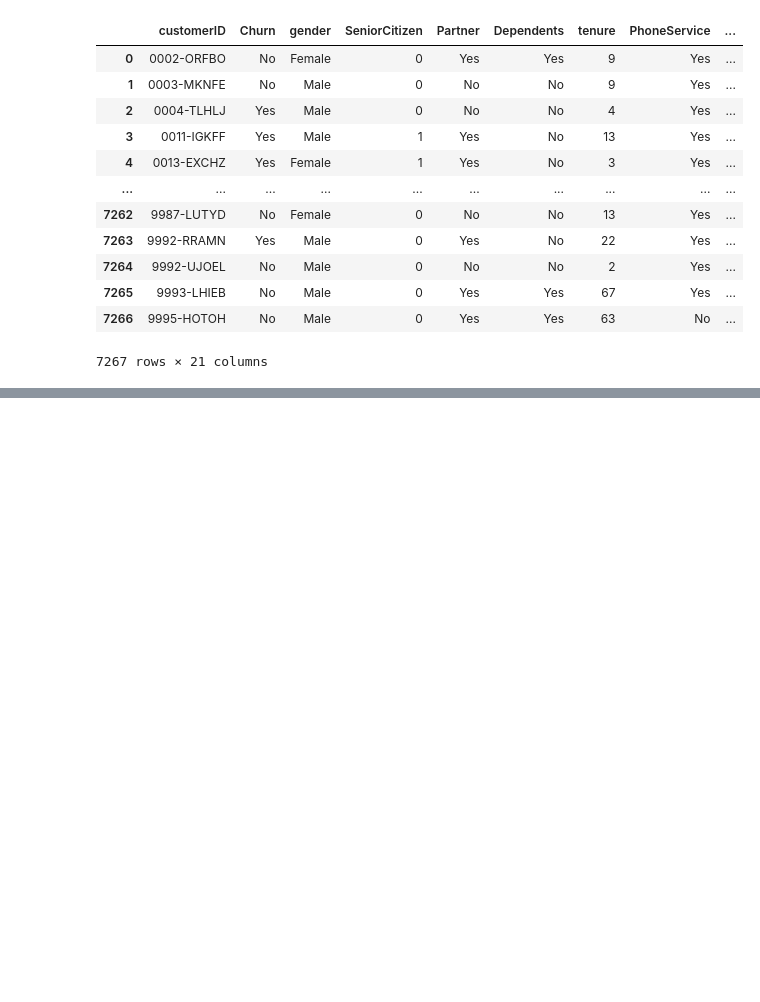
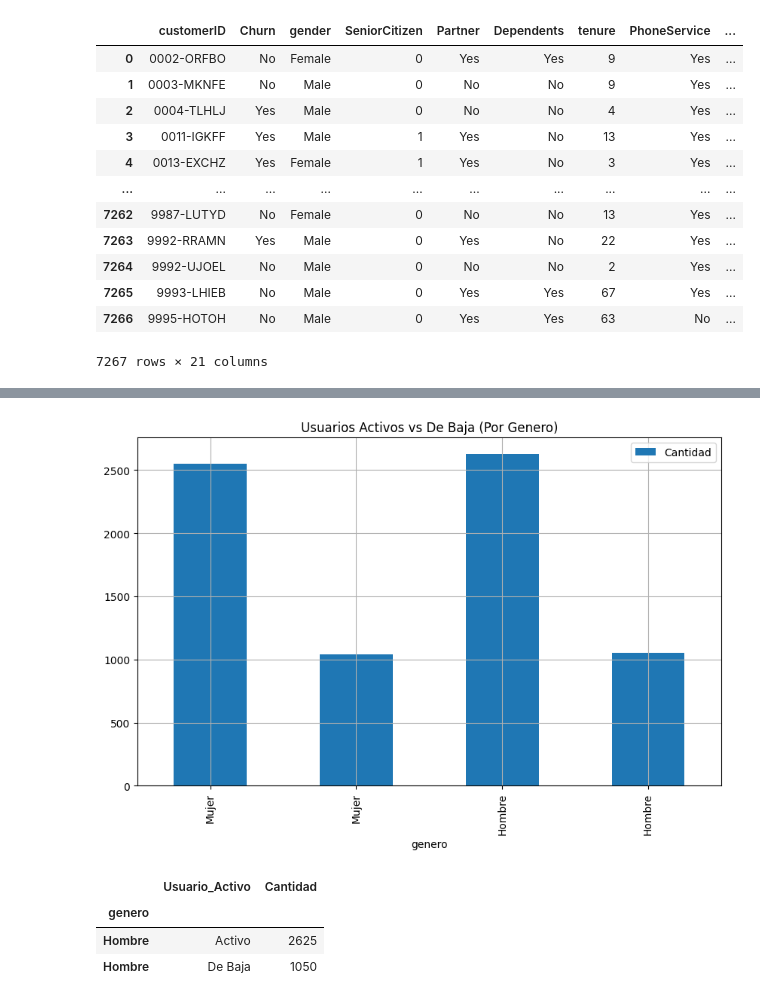
Before and after one commit to MrX7Torres/Challenge-TelecomX, a Jupyter notebook: Analisis_TelecomX.ipynb, the cells around one changed output, grey strips where cells are left out. Saved outputs shown, nothing was run; the diff lists cells and outputs as text; code cells hidden in the pictures; blank space fills up the shorter version.

```diff
--- a/Analisis_TelecomX.ipynb
+++ b/Analisis_TelecomX.ipynb
@@ -184,0 +459,9 @@ df
+# %%
+evasion_genero = evasion_genero.rename(columns={'count':'Cantidad'})
+# %%
+evasion_genero = evasion_genero.rename(index={0:'De Baja', 1:'Activo'})
+# %%
+evasion_genero = evasion_genero.reset_index()
+evasion_genero = evasion_genero.set_index('genero')
+# %%
+evasion_genero = evasion_genero.rename(index={'Male':'Hombre', 'Female':'Mujer'})
@@ -184,0 +477,11 @@ df
+# %%
+evasion_genero.plot(kind='bar', figsize=(10, 6), grid=True, title='Usuarios Activos vs De Baja (Por Genero)');
+# %% [output]
+[figure, added]
+# %%
+evasion_genero.loc['Hombre', ['Usuario_Activo', 'Cantidad']]
+# %% [output]
+|  | Usuario_Activo | Cantidad |
+| genero |  |  |
+| Hombre | Activo | 2625 |
+| Hombre | De Baja | 1050 |
```
Also changed, not shown: parts of 55 cells of this notebook.
